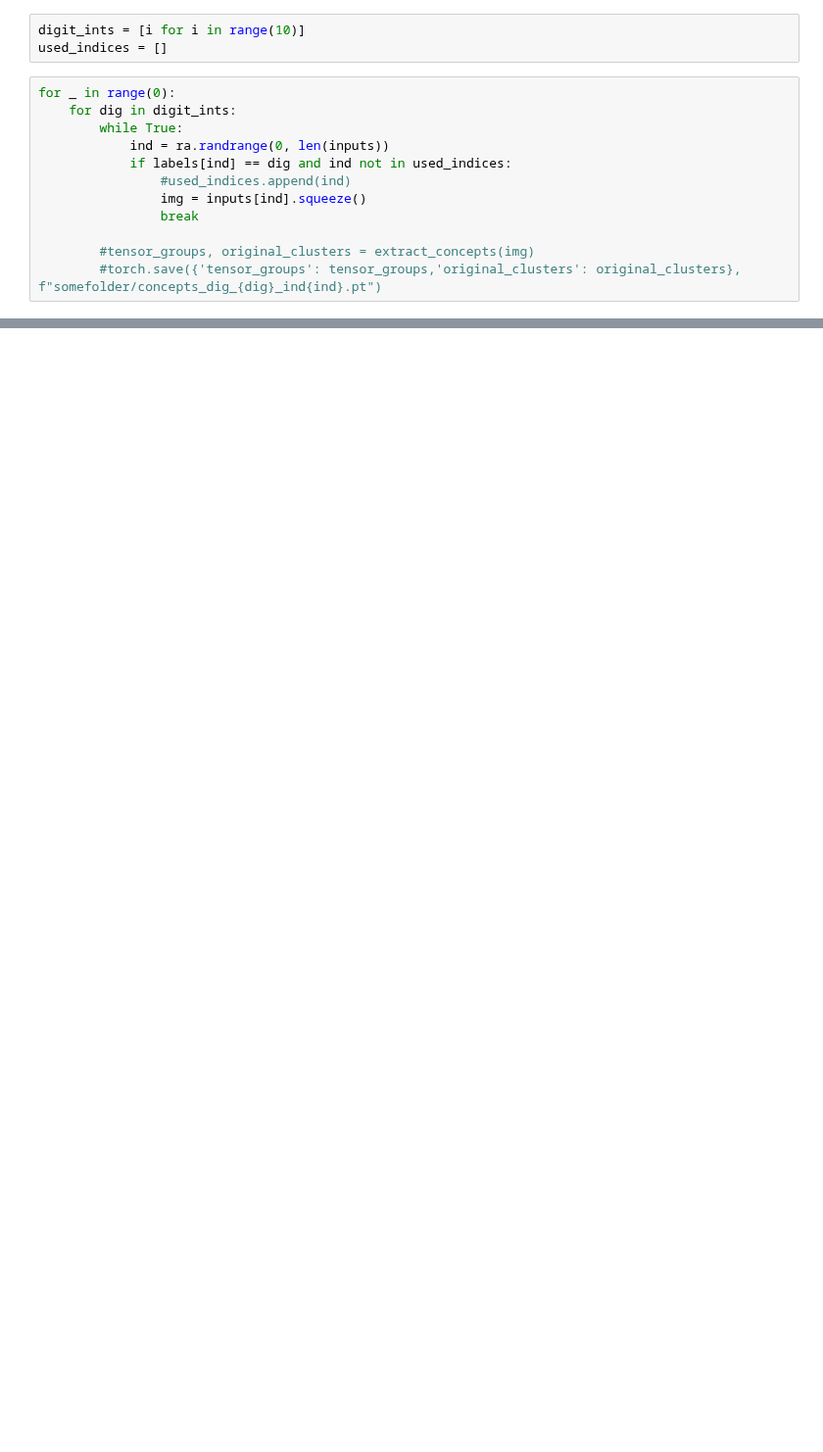
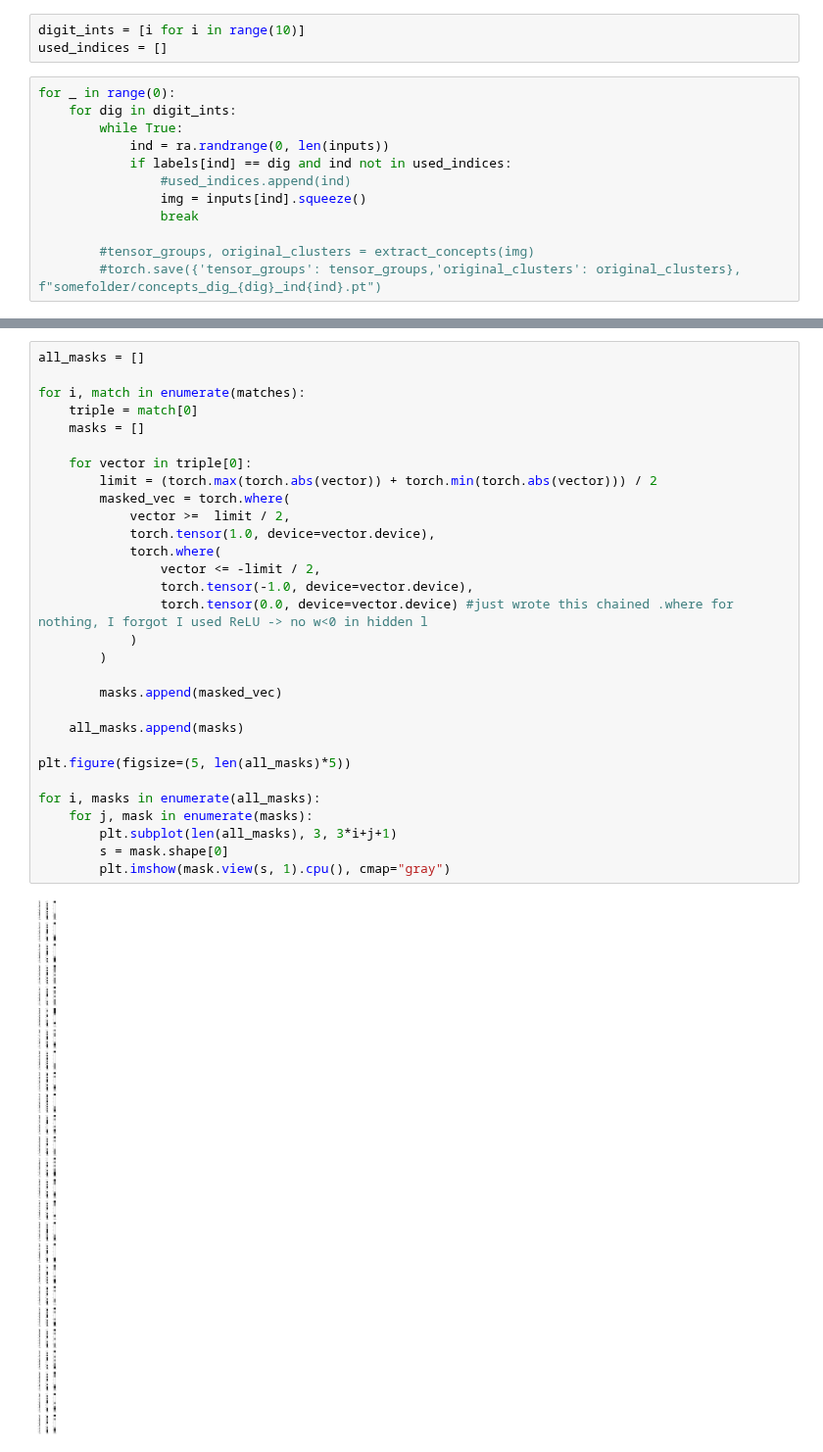
Before and after one commit to kns357/ANN_MA_Kaito, a Jupyter notebook: subnet_intel.ipynb, the cells around one changed output, grey strips where cells are left out. Shown at 98% size. Drawn from its saved outputs; the diff is of its cells as text; blank space fills up the shorter version.

```diff
--- a/subnet_intel.ipynb
+++ b/subnet_intel.ipynb
@@ -299,0 +385,32 @@ ind2 = ind2 + 1 if ind2 < len(skeleton_tensors) - 1 else 0
+# %%
+all_masks = []
+
+for i, match in enumerate(matches):
+    triple = match[0]
+    masks = []
+
+    for vector in triple[0]:
+        limit = (torch.max(torch.abs(vector)) + torch.min(torch.abs(vector))) / 2
+        masked_vec = torch.where(
+            vector >=  limit / 2,
+            torch.tensor(1.0, device=vector.device),
+            torch.where(
+                vector <= -limit / 2,
+                torch.tensor(-1.0, device=vector.device),
+                torch.tensor(0.0, device=vector.device) #just wrote this chained .where for nothing, I forgot I used ReLU -> no w<0 in hidden l
+            )
+        )
+
+        masks.append(masked_vec)
+
+    all_masks.append(masks)
+
+plt.figure(figsize=(5, len(all_masks)*5))
+
+for i, masks in enumerate(all_masks):
+    for j, mask in enumerate(masks):
+        plt.subplot(len(all_masks), 3, 3*i+j+1)
+        s = mask.shape[0]
+        plt.imshow(mask.view(s, 1).cpu(), cmap="gray")
+# %% [output]
+[figure, added]
```
Also changed, not shown: parts of 13 cells of this notebook, 2 other files.
